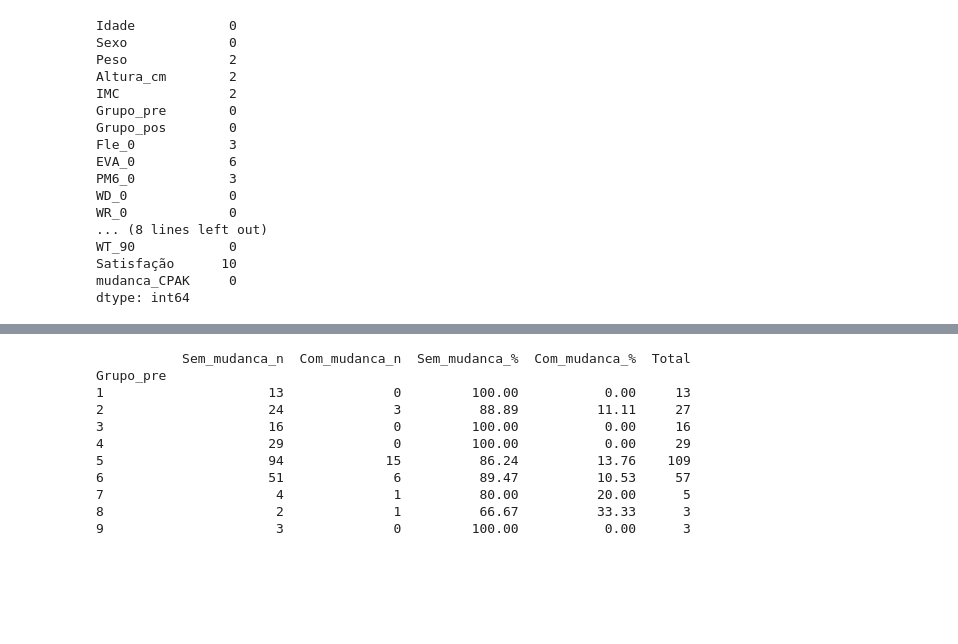
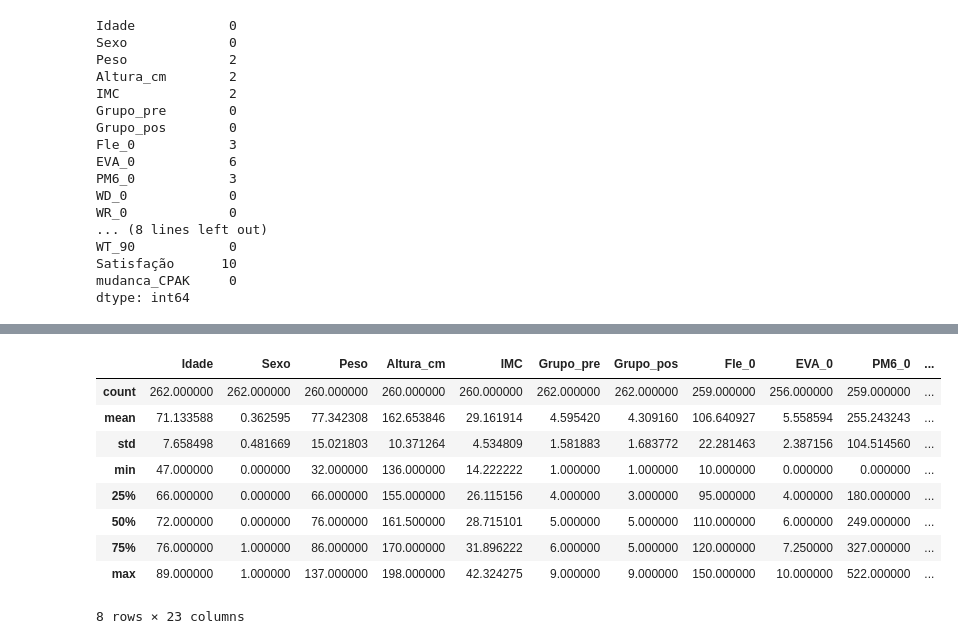
Before and after one commit to efigueira-hds/ML_Projeto_Final, a Jupyter notebook: EDA.ipynb, the cells around one changed output, grey strips where cells are left out. Saved outputs shown, nothing was run; the diff lists cells and outputs as text; code cells hidden in the pictures; blank space fills up the shorter version.

```diff
--- a/EDA.ipynb
+++ b/EDA.ipynb
@@ -296,31 +192,14 @@ Grupo_pre
-# %%
-# tabela combinada com valores absolutos e percentagens por Grupo_pre
-contagem = pd.crosstab(ortho1['Grupo_pre'], ortho1['mudanca_CPAK']).reindex(columns=[0, 1], fill_value=0)
-percentagem = (
-    pd.crosstab(ortho1['Grupo_pre'], ortho1['mudanca_CPAK'], normalize='index')
-    .reindex(columns=[0, 1], fill_value=0)
-    .mul(100)
-    .round(2)
-)
-
-tabela_comparacao = pd.DataFrame({
-    'Sem_mudanca_n': contagem[0],
-    'Com_mudanca_n': contagem[1],
-    'Sem_mudanca_%': percentagem[0],
-    'Com_mudanca_%': percentagem[1],
-    'Total': contagem.sum(axis=1)
-})
-
-print(tabela_comparacao)
-# %% [output]
-           Sem_mudanca_n  Com_mudanca_n  Sem_mudanca_%  Com_mudanca_%  Total
-Grupo_pre
-1                     13              0         100.00           0.00     13
-2                     24              3          88.89          11.11     27
-3                     16              0         100.00           0.00     16
-4                     29              0         100.00           0.00     29
-5                     94             15          86.24          13.76    109
-6                     51              6          89.47          10.53     57
-7                      4              1          80.00          20.00      5
-8                      2              1          66.67          33.33      3
-9                      3              0         100.00           0.00      3
+# %%
+#verificar novamente as estatisticas descritivas após a conversão dos 999 para NaN
+ortho.describe()
+# %% [output]
+|  | Idade | Sexo | Peso | Altura_cm | IMC | Grupo_pre | Grupo_pos | Fle_0 | EVA_0 | PM6_0 | ... |
+| count | 262.000000 | 262.000000 | 260.000000 | 260.000000 | 260.000000 | 262.000000 | 262.000000 | 259.000000 | 256.000000 | 259.000000 | ... |
+| mean | 71.133588 | 0.362595 | 77.342308 | 162.653846 | 29.161914 | 4.595420 | 4.309160 | 106.640927 | 5.558594 | 255.243243 | ... |
+| std | 7.658498 | 0.481669 | 15.021803 | 10.371264 | 4.534809 | 1.581883 | 1.683772 | 22.281463 | 2.387156 | 104.514560 | ... |
+| min | 47.000000 | 0.000000 | 32.000000 | 136.000000 | 14.222222 | 1.000000 | 1.000000 | 10.000000 | 0.000000 | 0.000000 | ... |
+| 25% | 66.000000 | 0.000000 | 66.000000 | 155.000000 | 26.115156 | 4.000000 | 3.000000 | 95.000000 | 4.000000 | 180.000000 | ... |
+| 50% | 72.000000 | 0.000000 | 76.000000 | 161.500000 | 28.715101 | 5.000000 | 5.000000 | 110.000000 | 6.000000 | 249.000000 | ... |
+| 75% | 76.000000 | 1.000000 | 86.000000 | 170.000000 | 31.896222 | 6.000000 | 5.000000 | 120.000000 | 7.250000 | 327.000000 | ... |
+| max | 89.000000 | 1.000000 | 137.000000 | 198.000000 | 42.324275 | 9.000000 | 9.000000 | 150.000000 | 10.000000 | 522.000000 | ... |
+8 rows × 23 columns
```
Also changed, not shown: parts of 26 cells of this notebook.
